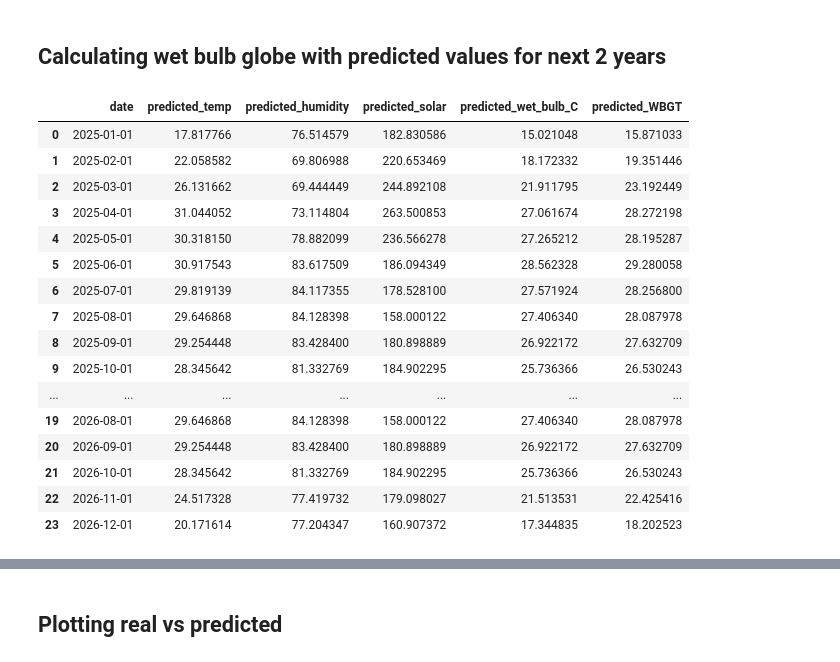
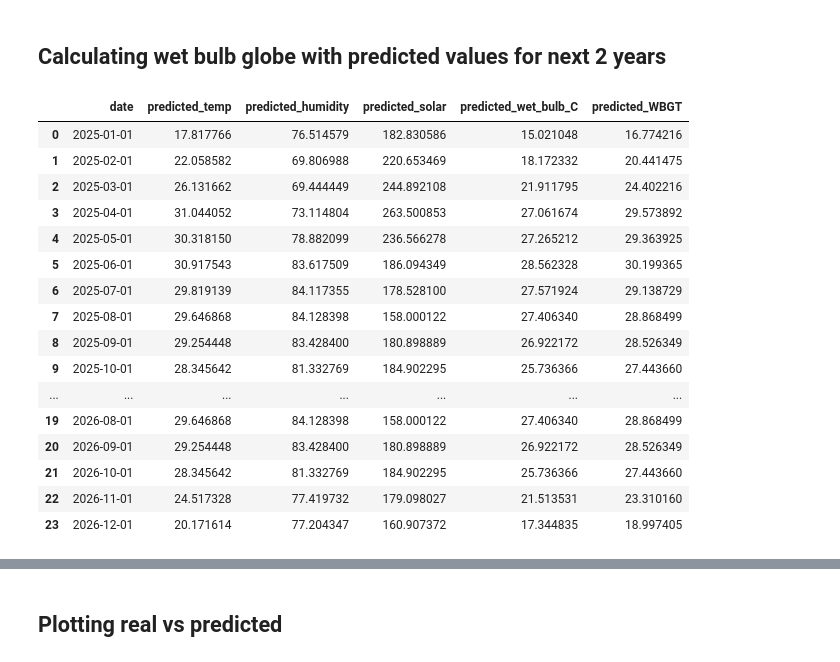
Before and after one commit to not-your-pancake/TCC_Journal, a Jupyter notebook: HI_WB_HS_HM_WBG/rangamati.ipynb, the cells around one changed output, grey strips where cells are left out. Cells and saved outputs as stored; diff of their text form; code cells hidden in the pictures.

```diff
--- a/HI_WB_HS_HM_WBG/rangamati.ipynb
+++ b/HI_WB_HS_HM_WBG/rangamati.ipynb
@@ -3139,49 +3139,49 @@ def calculate_wet_bulb(temperature_c, humidity):
 
     Tw = (
         T * np.arctan(0.151977 * np.sqrt(RH + 8.313659))
         + np.arctan(T + RH)
         - np.arctan(RH - 1.676331)
         + 0.00391838 * RH**1.5 * np.arctan(0.023101 * RH)
         - 4.686035
     )
 
     return Tw
 
 
 # Calculate Wet Bulb Temperature
 df_WBG['predicted_wet_bulb_C'] = df_WBG.apply(
     lambda r: calculate_wet_bulb(r['predicted_temp'], r['predicted_humidity']),
     axis=1
 )
 
 
 # Calculate WBGT
-# WBGT ≈ 0.7 × Tw + 0.2 × (T + 0.0003 × SR) + 0.1 × T
+# WBGT ≈ 0.7 × Tw + 0.2 × (T + 0.025 × SR) + 0.1 × T
 
 df_WBG['predicted_WBGT'] = (
     0.7 * df_WBG['predicted_wet_bulb_C']
-    + 0.2 * (df_WBG['predicted_temp'] + 0.0003 * df_WBG['predicted_solar'])
+    + 0.2 * (df_WBG['predicted_temp'] + 0.025 * df_WBG['predicted_solar'])
     + 0.1 * df_WBG['predicted_temp']
 )
 
-
+# reference for changing 0.0003 to 0.025 https://www.iaeng.org/publication/WCECS2011/WCECS2011_pp591-599.pdf
 
 df_WBG
 # %% [output]
 |  | date | predicted_temp | predicted_humidity | predicted_solar | predicted_wet_bulb_C | predicted_WBGT |
-| 0 | 2025-01-01 | 17.817766 | 76.514579 | 182.830586 | 15.021048 | 15.871033 |
-| 1 | 2025-02-01 | 22.058582 | 69.806988 | 220.653469 | 18.172332 | 19.351446 |
-| 2 | 2025-03-01 | 26.131662 | 69.444449 | 244.892108 | 21.911795 | 23.192449 |
-| 3 | 2025-04-01 | 31.044052 | 73.114804 | 263.500853 | 27.061674 | 28.272198 |
-| 4 | 2025-05-01 | 30.318150 | 78.882099 | 236.566278 | 27.265212 | 28.195287 |
-| 5 | 2025-06-01 | 30.917543 | 83.617509 | 186.094349 | 28.562328 | 29.280058 |
-| 6 | 2025-07-01 | 29.819139 | 84.117355 | 178.528100 | 27.571924 | 28.256800 |
-| 7 | 2025-08-01 | 29.646868 | 84.128398 | 158.000122 | 27.406340 | 28.087978 |
-| 8 | 2025-09-01 | 29.254448 | 83.428400 | 180.898889 | 26.922172 | 27.632709 |
-| 9 | 2025-10-01 | 28.345642 | 81.332769 | 184.902295 | 25.736366 | 26.530243 |
+| 0 | 2025-01-01 | 17.817766 | 76.514579 | 182.830586 | 15.021048 | 16.774216 |
+| 1 | 2025-02-01 | 22.058582 | 69.806988 | 220.653469 | 18.172332 | 20.441475 |
+| 2 | 2025-03-01 | 26.131662 | 69.444449 | 244.892108 | 21.911795 | 24.402216 |
+| 3 | 2025-04-01 | 31.044052 | 73.114804 | 263.500853 | 27.061674 | 29.573892 |
+| 4 | 2025-05-01 | 30.318150 | 78.882099 | 236.566278 | 27.265212 | 29.363925 |
+| 5 | 2025-06-01 | 30.917543 | 83.617509 | 186.094349 | 28.562328 | 30.199365 |
+| 6 | 2025-07-01 | 29.819139 | 84.117355 | 178.528100 | 27.571924 | 29.138729 |
+| 7 | 2025-08-01 | 29.646868 | 84.128398 | 158.000122 | 27.406340 | 28.868499 |
+| 8 | 2025-09-01 | 29.254448 | 83.428400 | 180.898889 | 26.922172 | 28.526349 |
+| 9 | 2025-10-01 | 28.345642 | 81.332769 | 184.902295 | 25.736366 | 27.443660 |
 | ... | ... | ... | ... | ... | ... | ... |
-| 19 | 2026-08-01 | 29.646868 | 84.128398 | 158.000122 | 27.406340 | 28.087978 |
-| 20 | 2026-09-01 | 29.254448 | 83.428400 | 180.898889 | 26.922172 | 27.632709 |
-| 21 | 2026-10-01 | 28.345642 | 81.332769 | 184.902295 | 25.736366 | 26.530243 |
-| 22 | 2026-11-01 | 24.517328 | 77.419732 | 179.098027 | 21.513531 | 22.425416 |
-| 23 | 2026-12-01 | 20.171614 | 77.204347 | 160.907372 | 17.344835 | 18.202523 |
+| 19 | 2026-08-01 | 29.646868 | 84.128398 | 158.000122 | 27.406340 | 28.868499 |
+| 20 | 2026-09-01 | 29.254448 | 83.428400 | 180.898889 | 26.922172 | 28.526349 |
+| 21 | 2026-10-01 | 28.345642 | 81.332769 | 184.902295 | 25.736366 | 27.443660 |
+| 22 | 2026-11-01 | 24.517328 | 77.419732 | 179.098027 | 21.513531 | 23.310160 |
+| 23 | 2026-12-01 | 20.171614 | 77.204347 | 160.907372 | 17.344835 | 18.997405 |
```
Also changed, not shown: parts of 6 cells of this notebook, 9 other files.
